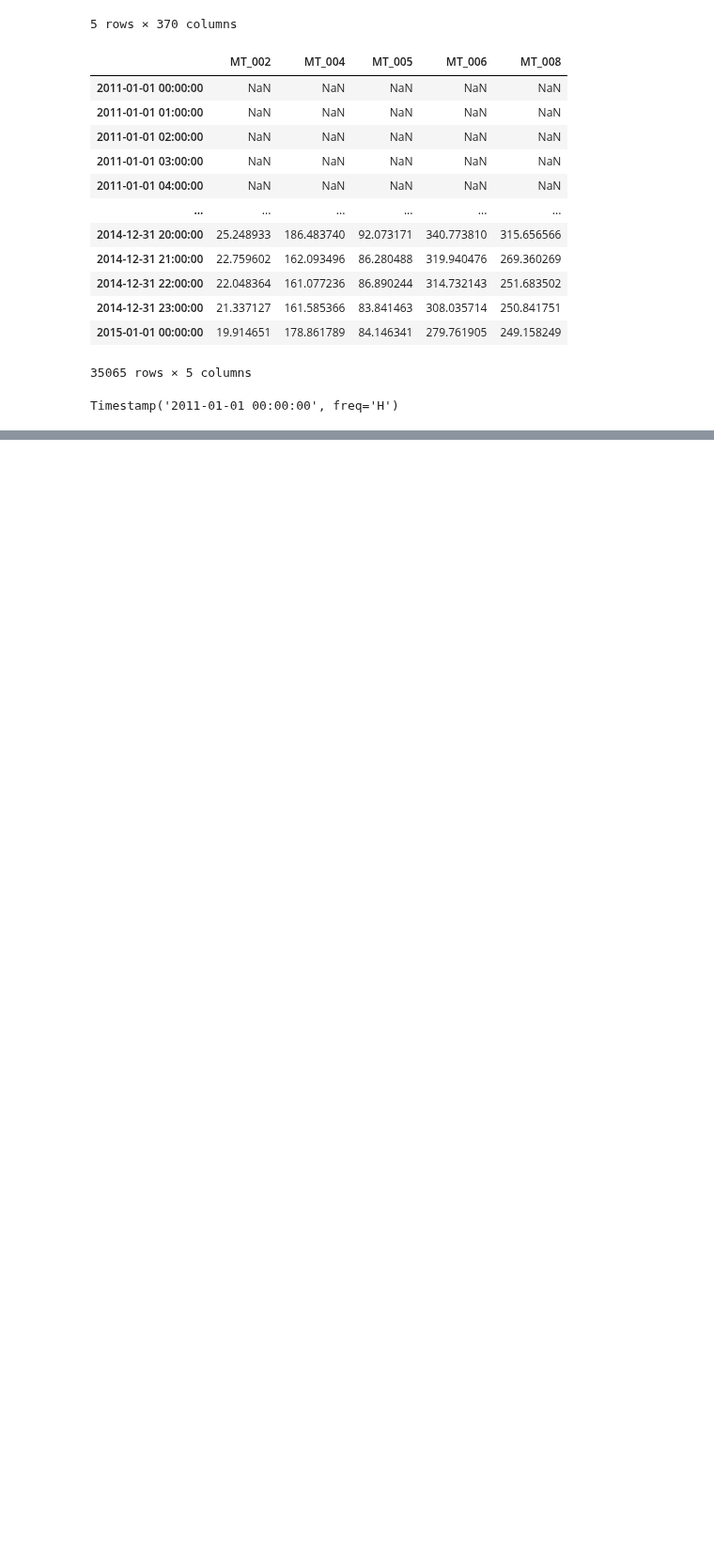
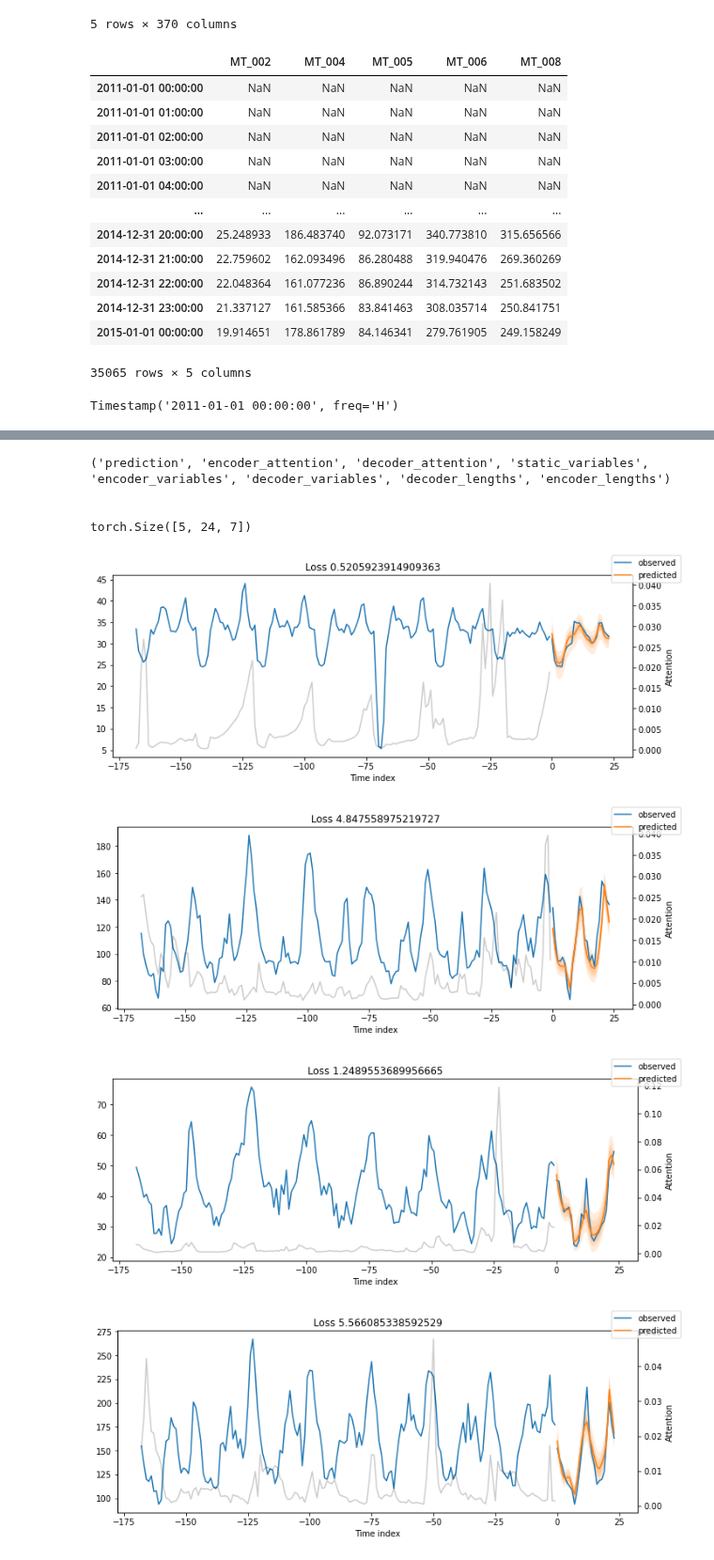
Before and after one commit to johnwslee/Data_Science_Libraries, a Jupyter notebook: PyTorch/temporal_fusion_transformer/Medium_energy_demand_forecasting.ipynb, the cells around one changed output, grey strips where cells are left out. Shown at 94% size. Saved outputs shown, nothing was run; the diff lists cells and outputs as text; code cells hidden in the pictures; blank space fills up the shorter version.

```diff
--- a/PyTorch/temporal_fusion_transformer/Medium_energy_demand_forecasting.ipynb
+++ b/PyTorch/temporal_fusion_transformer/Medium_energy_demand_forecasting.ipynb
@@ -136,0 +296,2 @@ for label in df:
+# %%
+trainer.fit(tft, train_dataloader, val_dataloader)
@@ -136,0 +324,2 @@ for label in df:
+# %%
+best_model_path = trainer.checkpoint_callback.best_model_path
@@ -136,0 +330,2 @@ for label in df:
+# %%
+best_tft = TemporalFusionTransformer.load_from_checkpoint(best_model_path)
@@ -136,0 +374,37 @@ for label in df:
+# %%
+#Take a look at what the raw_predictions variable contains
+
+raw_predictions, x = best_tft.predict(val_dataloader, mode="raw", return_x=True)
+print(raw_predictions._fields)
+# ('prediction',
+# 'encoder_attention',
+# 'decoder_attention',
+# 'static_variables',
+# 'encoder_variables',
+# 'decoder_variables',
+# 'decoder_lengths',
+# 'encoder_lengths')
+
+print('\n')
+print(raw_predictions['prediction'].shape)
+#torch.Size([5, 24, 7])
+
+# We get predictions of 5 time-series for 24 days.
+# For each day we get 7 predictions - these are the 7 quantiles:
+#[0.02, 0.1, 0.25, 0.5, 0.75, 0.9, 0.98]
+# We are mostly interested in the 4th quantile which represents, let's say, the 'median loss'
+# fyi, although docs use the term quantiles, the most accurate term are percentiles
+# %% [output]
+('prediction', 'encoder_attention', 'decoder_attention', 'static_variables', 'encoder_variables', 'decoder_variables', 'decoder_lengths', 'encoder_lengths')
+
+
+torch.Size([5, 24, 7])
+# %%
+for idx in range(5):  # plot all 5 consumers
+    fig, ax = plt.subplots(figsize=(10, 4))
+    best_tft.plot_prediction(x, raw_predictions, idx=idx, add_loss_to_title=True,ax=ax)
+# %% [output]
+[figure, added]
+[figure, added]
+[figure, added]
+[figure, added]
```
Also changed, not shown: parts of 30 cells of this notebook.
